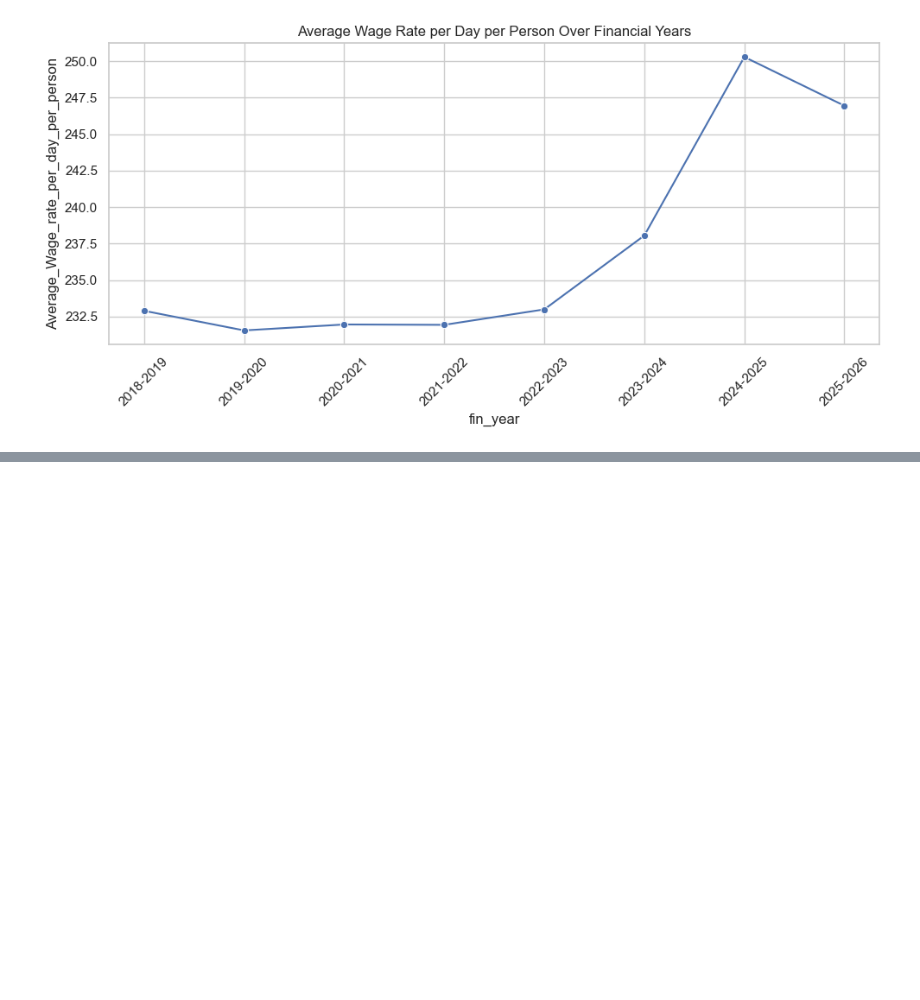
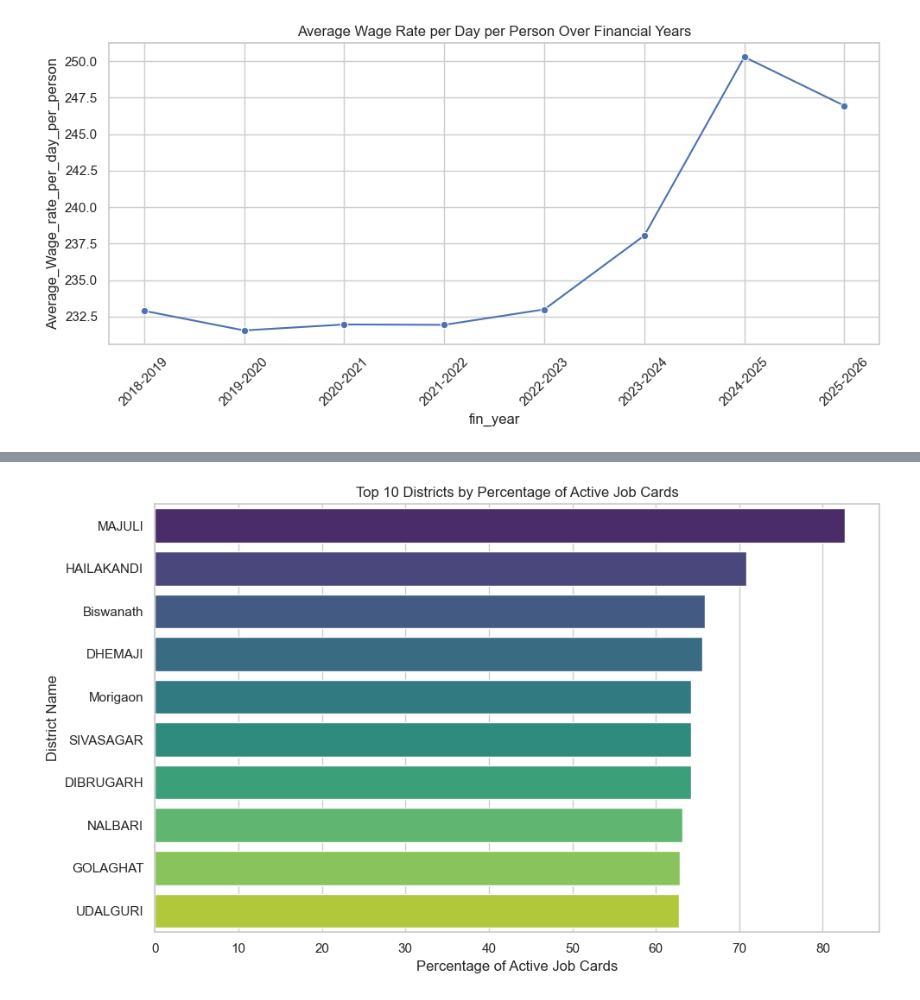
Before and after one commit to iamabirakash/INT-375, a Jupyter notebook: AssamEmployment.ipynb, the cells around one changed output, grey strips where cells are left out. Cells and saved outputs as stored; diff of their text form; code cells hidden in the pictures; blank space fills up the shorter version.

Commit message:
Added Top 10 Districts by Percentage of Active Job Cards

```diff
--- a/AssamEmployment.ipynb
+++ b/AssamEmployment.ipynb
@@ -408,3 +408,10 @@ plt.tight_layout()
 plt.show()
 # %% [output]
 [figure]
+# %%
+data1['percentage_active_job_cards'] = (data1['Total_No_of_Active_Job_Cards'] / data1['Total_No_of_JobCards_issued']) * 100
+
+# Group by district and calculate mean percentage (in case of multiple entries per district)
+district_percentage = data1.groupby('district_name')['percentage_active_job_cards'].mean().sort_values(ascending=False).head(10)
+
+district_percentage
@@ -410,0 +431,11 @@ plt.show()
+# %%
+plt.figure(figsize=(10, 6))
+sns.barplot(x=district_percentage.values, y=district_percentage.index,hue=district_percentage.index, palette='viridis')
+plt.xlabel('Percentage of Active Job Cards')
+plt.ylabel('District Name')
+plt.title('Top 10 Districts by Percentage of Active Job Cards')
+# plt.xlim(0, 110)
+plt.tight_layout()
+plt.show()
+# %% [output]
+[figure, added]
```
Also changed, not shown: parts of 1 cell of this notebook.
